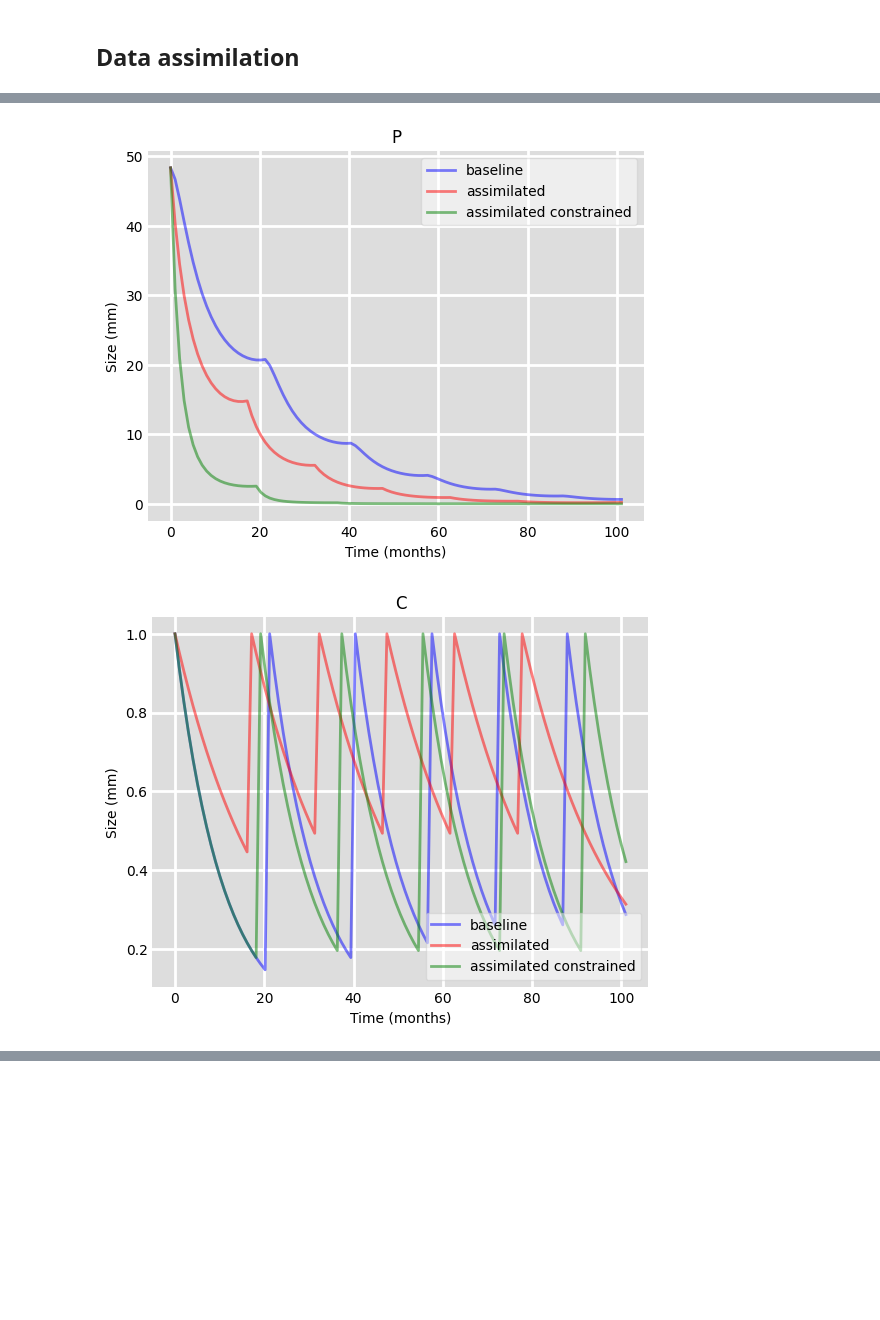
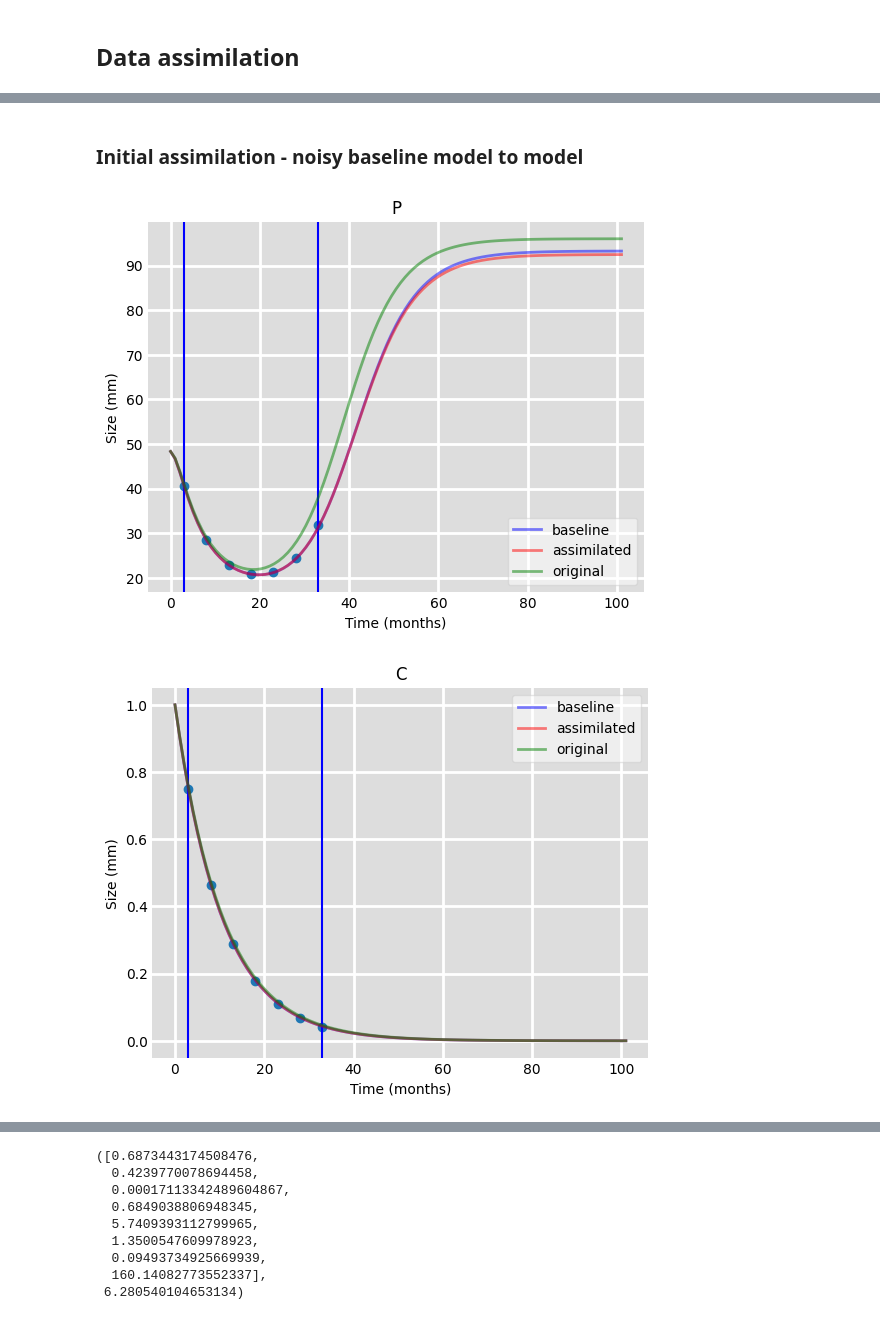
Before and after one commit to kaszubab/Complex-Systems-and-Machine-Learning, a Jupyter notebook: data_assimilation.ipynb, the cells around one changed output, grey strips where cells are left out. Cells and saved outputs as stored; diff of their text form; code cells hidden in the pictures; blank space fills up the shorter version.

```diff
--- a/data_assimilation.ipynb
+++ b/data_assimilation.ipynb
@@ -189,26 +2,0 @@ compare_simple_model_results([parsed_baseline_model_results, assimilated_therapy
-# %%
-time_range = np.linspace(0, 101, 101)
-gliomas_therapy.compute_therapy(time_range, initial_tuple_ribba)
-
-parsed_baseline_model_results = {
-  'P': gliomas_therapy.results['P'] + gliomas_therapy.results['Q'] + gliomas_therapy.results['Qp'],
-  'C': gliomas_therapy.results['C']
-}
-
-hyperparams = simplified_baseline_hyperparams.copy()
-hyperparams.pop('KDE')
-
-assimilated_hyperparams = compute_assimilated_parameters(
-  simple_constrained_therapy_trainer,
-  parsed_baseline_model_results,
-  hyperparams
-)
-
-hyperparams = to_params_constrained(assimilated_hyperparams)
-hyperparams['KDE'] = simplified_baseline_hyperparams['KDE']
-assimilated_therapy_constrained = Therapy(RibbySimplifiedOdeModel(hyperparams), gliomas_simple_strategy)
-assimilated_therapy_constrained.compute_therapy(time_range, initial_tuple_test)
-
-compare_simple_model_results([parsed_baseline_model_results, assimilated_therapy_constrained.results],
-  time_range,
-  ['baseline', 'assimilated'])
@@ -218,7 +3,2 @@ compare_simple_model_results([parsed_baseline_model_results, assimilated_therapy
-# %%
-compare_simple_model_results([parsed_baseline_model_results, assimilated_therapy.results, assimilated_therapy_constrained.results],
-  time_range,
-  ['baseline', 'assimilated', 'assimilated constrained'])
-# %% [output]
-[figure, removed]
-[figure, removed]
+# %% [markdown]
+### Initial assimilation - noisy baseline model to model
@@ -224,0 +11,6 @@ compare_simple_model_results([parsed_baseline_model_results, assimilated_therapy
+# %%
+def transform_results_to_simple(results):
+  return {
+  'P': results['P'] + results['Q'] + results['Qp'],
+  'C': results['C']
+}
@@ -224,0 +71,13 @@ compare_simple_model_results([parsed_baseline_model_results, assimilated_therapy
+# %%
+get_assimilation(
+  surrogate_model,
+  list(range(3,35,5)),
+  surrogate_hyperparams,
+  ribba_model_trainer,
+  params_to_model_ribba,
+  initial_tuple_ribba,
+  None,
+  transform_results_to_simple)
+# %% [output]
+[figure, added]
+[figure, added]
@@ -224,0 +86,9 @@ compare_simple_model_results([parsed_baseline_model_results, assimilated_therapy
+([0.6873443174508476,
+  0.4239770078694458,
+  0.00017113342489604867,
+  0.6849038806948345,
+  5.7409393112799965,
+  1.3500547609978923,
+  0.09493734925669939,
+  160.14082773552337],
+ 6.280540104653134)
```
Also changed, not shown: parts of 35 cells of this notebook, 2 other files.
